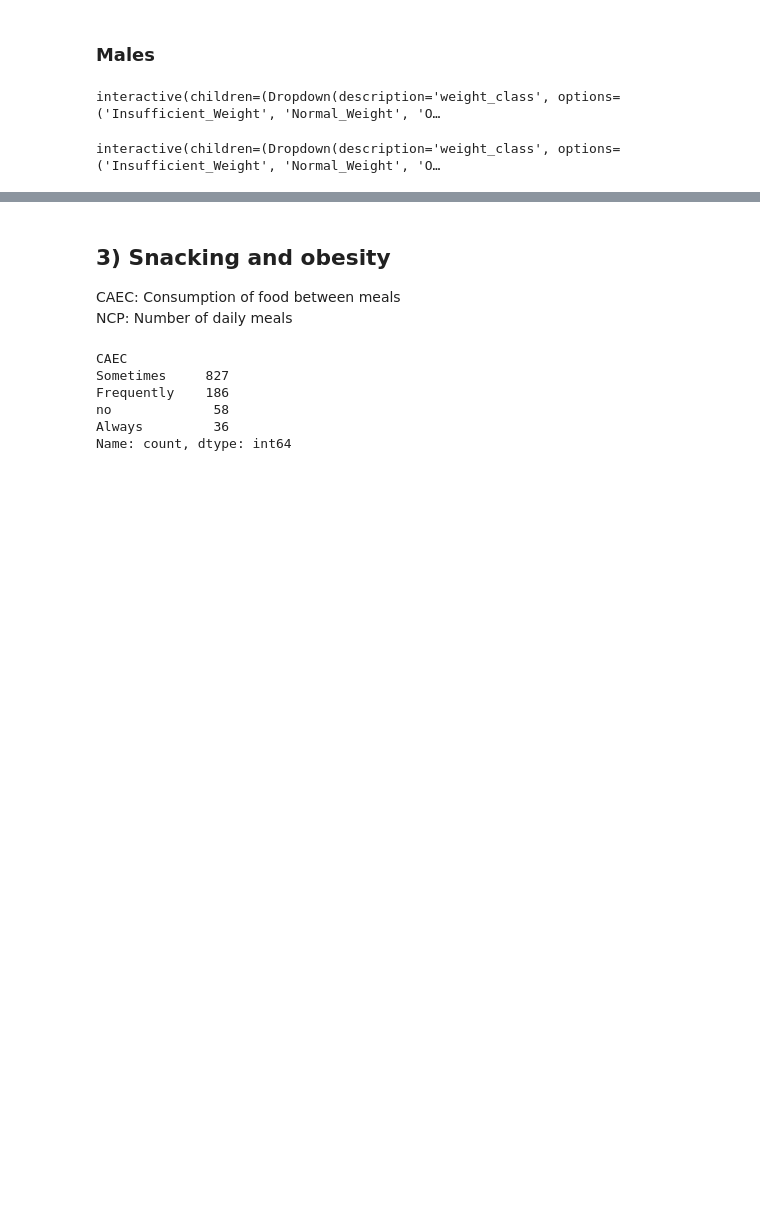
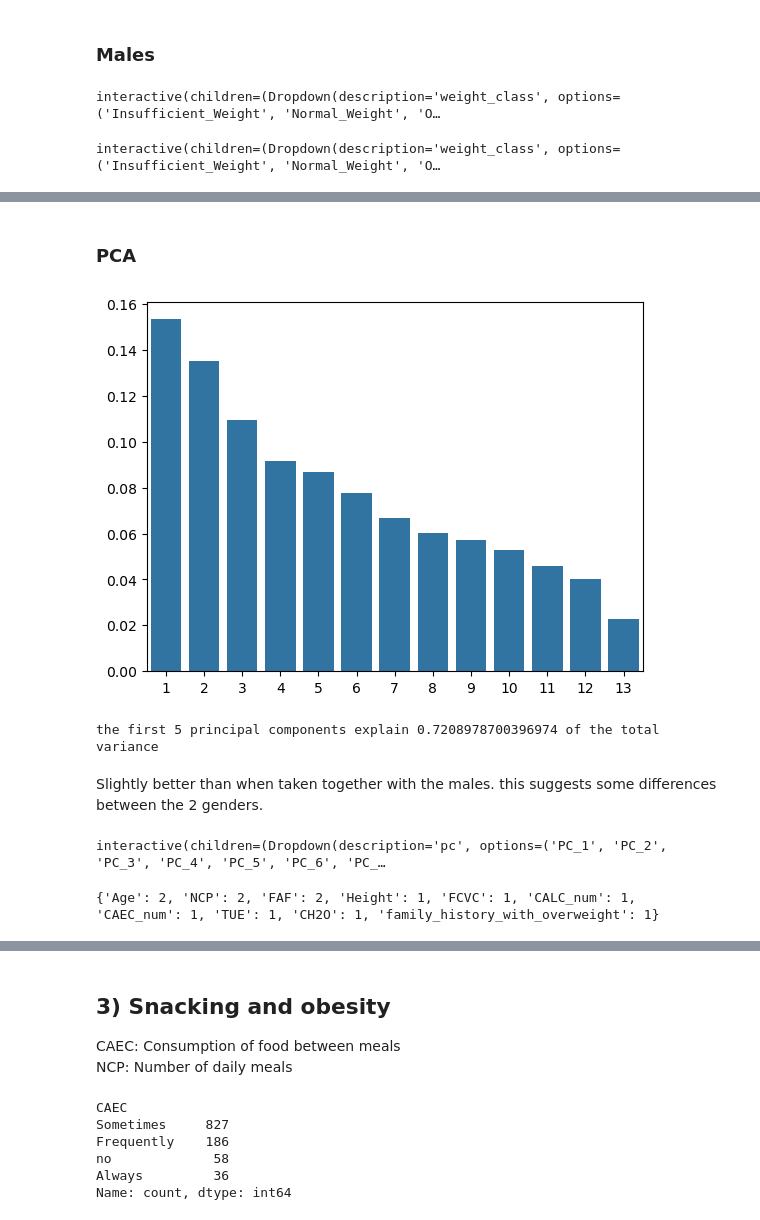
Before and after one commit to flylight-max/Individual_project_obesity, a Jupyter notebook: Untitled-2.ipynb, the cells around one changed output, grey strips where cells are left out. Drawn from its saved outputs; the diff is of its cells as text; code cells hidden in the pictures; blank space fills up the shorter version.

```diff
--- a/Untitled-2.ipynb
+++ b/Untitled-2.ipynb
@@ -1232,8 +1235,8 @@ X_fem = X[X["Gender"] == 0].copy()
 X_mal = X[X["Gender"] == 1].copy()
 y_fem = X_fem["NObeyesdad"]
 y_mal = X_mal["NObeyesdad"]
-X_fem.drop(["NObeyesdad","Weight"], axis=1, inplace=True)
-X_mal.drop(["NObeyesdad","Weight"], axis=1, inplace=True)
+X_fem.drop(["NObeyesdad","Weight","FAVC","Gender"], axis=1, inplace=True)
+X_mal.drop(["NObeyesdad","Weight","FAVC","Gender"], axis=1, inplace=True)
 # %%
 y_mal.value_counts()
 # %% [output]
@@ -1316,0 +1418,17 @@ interactive(children=(Dropdown(description='weight_class', options=('Insufficien
+# %% [markdown]
+### **PCA**
+# %%
+#Females
+pca.fit(X_fem_scale)
+explained_var_fem = pca.explained_variance_ratio_
+sns.barplot(x=np.arange(1,len(explained_var_fem)+1), y=explained_var_fem)
+plt.show()
+# %% [output]
+[figure, added]
+# %%
+five_xpl_var_fem = explained_var_fem[:7].sum()
+print(f"the first 5 principal components explain {five_xpl_var_fem} of the total variance")
+# %% [output]
+the first 5 principal components explain 0.7208978700396974 of the total variance
+# %% [markdown]
+Slightly better than when taken together with the males. this suggests some differences between the 2 genders.
@@ -1316,0 +1440,20 @@ interactive(children=(Dropdown(description='weight_class', options=('Insufficien
+# %%
+@widgets.interact
+def highest_loading_feature(pc = [f"PC_{i}" for i in range(1,len(fem_comp)+1)]):
+    print(fem_comp_df.loc[pc].sort_values(ascending=False).index[0])
+# %% [output]
+interactive(children=(Dropdown(description='pc', options=('PC_1', 'PC_2', 'PC_3', 'PC_4', 'PC_5', 'PC_6', 'PC_…
+# %%
+fem_dict_best_feat = {}
+for pc in fem_comp_df.index:
+    best_feat = fem_comp_df.loc[pc].sort_values(ascending=False).index[0]
+    if best_feat not in fem_dict_best_feat:
+        fem_dict_best_feat[best_feat] = 1
+    else:
+        fem_dict_best_feat[best_feat] += 1
+
+sorted_fem_dict_best_feat = dict(sorted(fem_dict_best_feat.items(),\
+                                        key=lambda x: x[1], reverse=True))
+print(sorted_fem_dict_best_feat)
+# %% [output]
+{'Age': 2, 'NCP': 2, 'FAF': 2, 'Height': 1, 'FCVC': 1, 'CALC_num': 1, 'CAEC_num': 1, 'TUE': 1, 'CH2O': 1, 'family_history_with_overweight': 1}
```
Also changed, not shown: parts of 26 cells of this notebook.
